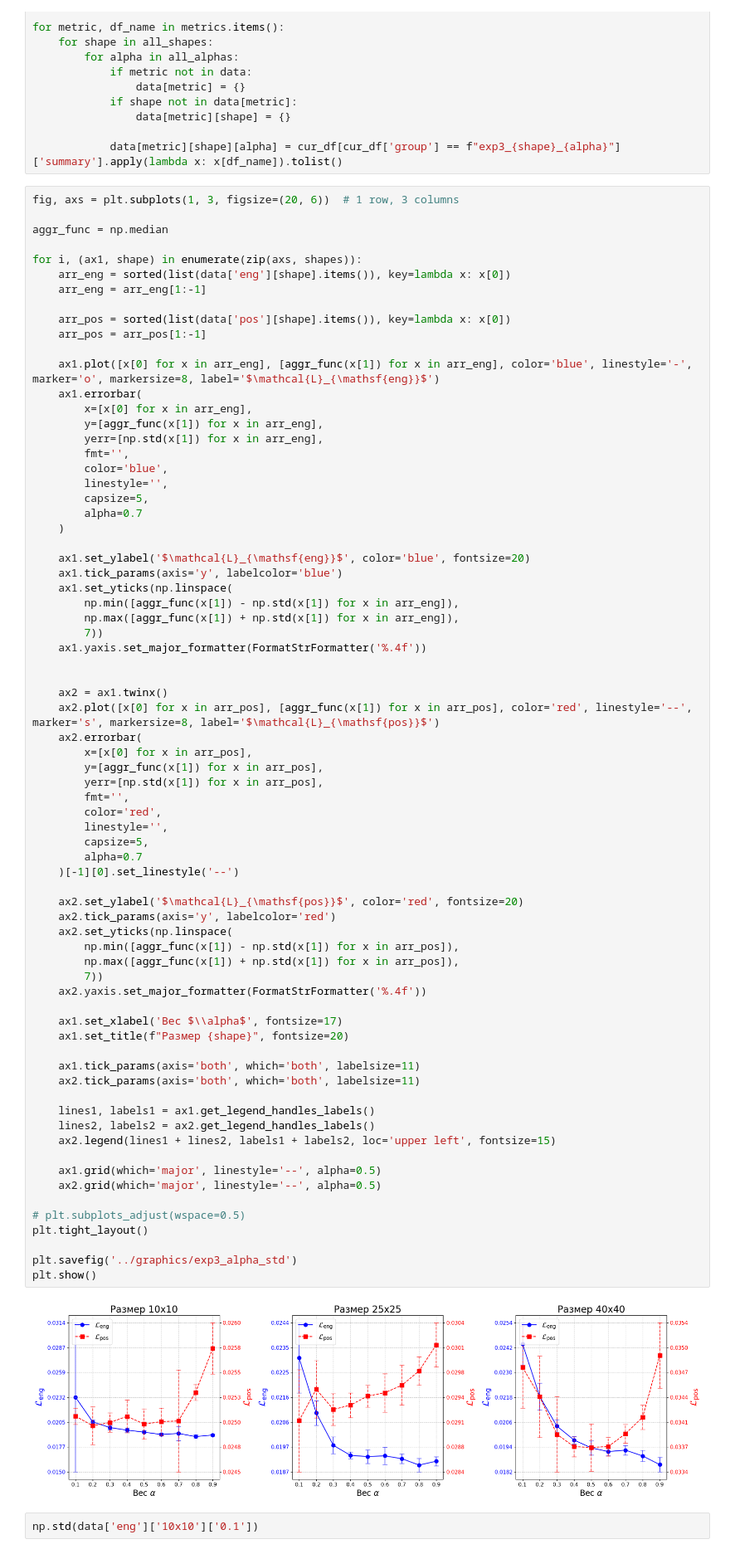
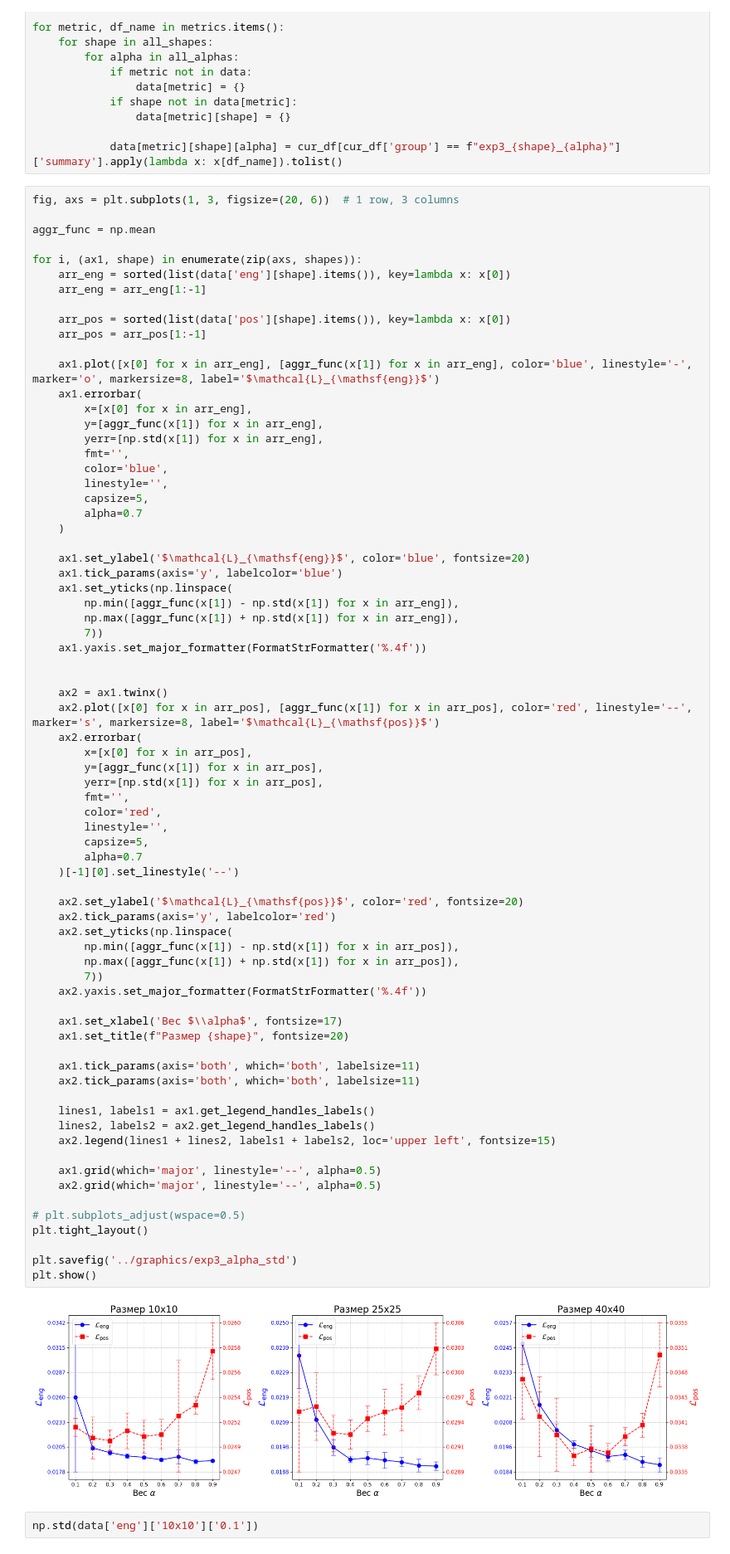
Before and after one commit to dxtvzw/ecal-optimization, a Jupyter notebook: report/data/collect_data.ipynb, the cells around one changed output. Shown at 83% size. Saved outputs shown, nothing was run; the diff lists cells and outputs as text.

Commit message:
fixed median to mean

```diff
--- a/report/data/collect_data.ipynb
+++ b/report/data/collect_data.ipynb
@@ -473,7 +473,7 @@ for metric, df_name in metrics.items():
 # %%
 fig, axs = plt.subplots(1, 3, figsize=(20, 6))  # 1 row, 3 columns
 
-aggr_func = np.median
+aggr_func = np.mean
 
 for i, (ax1, shape) in enumerate(zip(axs, shapes)):
     arr_eng = sorted(list(data['eng'][shape].items()), key=lambda x: x[0])
@@ -516,34 +516,34 @@ for i, (ax1, shape) in enumerate(zip(axs, shapes)):
         alpha=0.7
     )[-1][0].set_linestyle('--')
 
     ax2.set_ylabel('$\mathcal{L}_{\mathsf{pos}}$', color='red', fontsize=20)
     ax2.tick_params(axis='y', labelcolor='red')
     ax2.set_yticks(np.linspace(
         np.min([aggr_func(x[1]) - np.std(x[1]) for x in arr_pos]),
         np.max([aggr_func(x[1]) + np.std(x[1]) for x in arr_pos]),
         7))
     ax2.yaxis.set_major_formatter(FormatStrFormatter('%.4f'))
 
     ax1.set_xlabel('Вес $\\alpha$', fontsize=17)
     ax1.set_title(f"Размер {shape}", fontsize=20)
 
     ax1.tick_params(axis='both', which='both', labelsize=11)
     ax2.tick_params(axis='both', which='both', labelsize=11)
 
     lines1, labels1 = ax1.get_legend_handles_labels()
     lines2, labels2 = ax2.get_legend_handles_labels()
     ax2.legend(lines1 + lines2, labels1 + labels2, loc='upper left', fontsize=15)
 
     ax1.grid(which='major', linestyle='--', alpha=0.5)
     ax2.grid(which='major', linestyle='--', alpha=0.5)
 
 # plt.subplots_adjust(wspace=0.5)
 plt.tight_layout()
 
 plt.savefig('../graphics/exp3_alpha_std')
 plt.show()
 # %% [output]
-[figure, old version]
+[figure, new version]
 # %%
 np.std(data['eng']['10x10']['0.1'])
 # %% [output]
```
Also changed, not shown: 3 other files.
